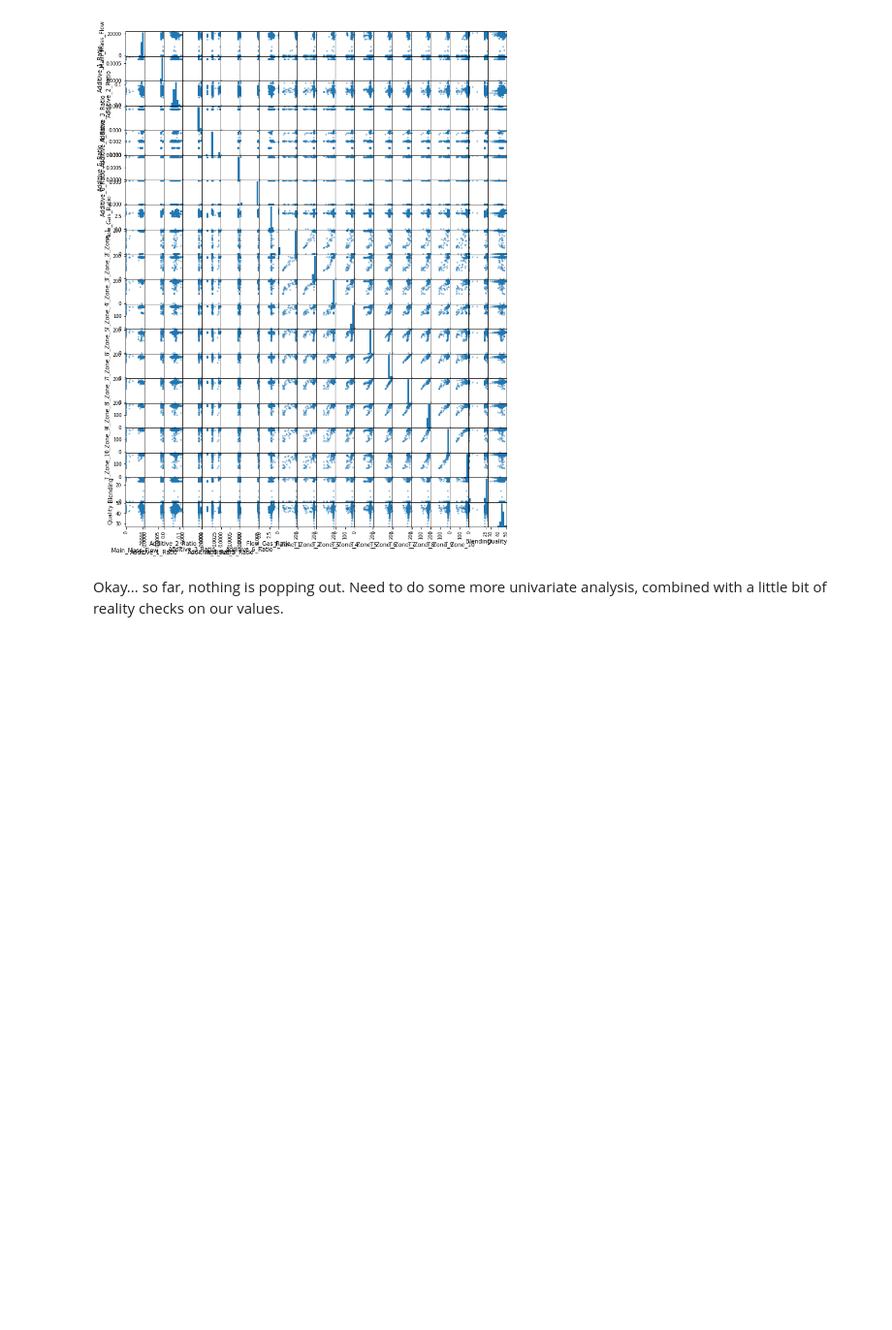
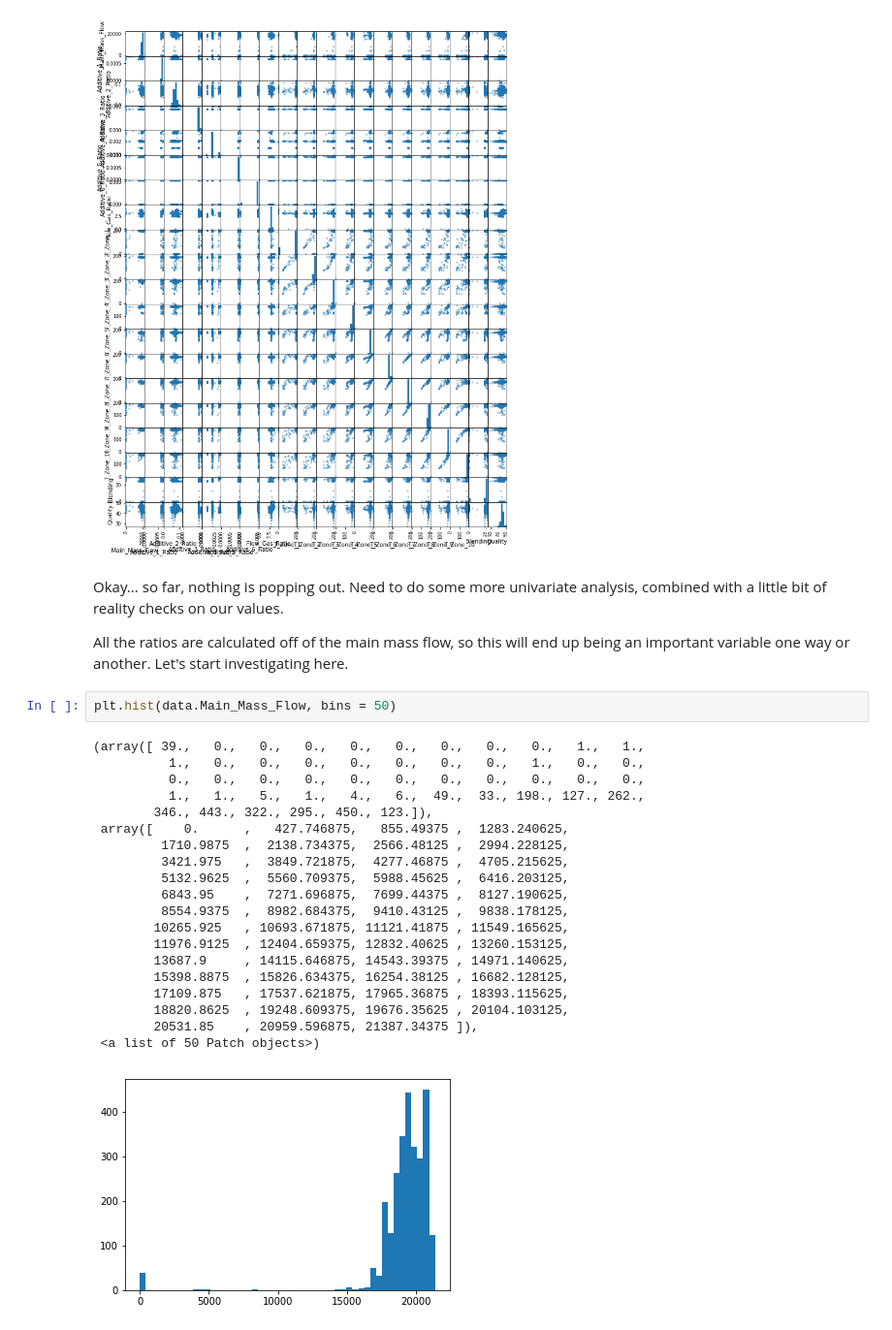
Before and after one commit to boudrejp/w207_supplemental, a Jupyter notebook: final/John Exploratory.ipynb, the cells around one changed output. Shown at 97% size. Drawn from its saved outputs; the diff is of its cells as text; blank space fills up the shorter version.

Commit message:
histograms of main process settings

```diff
--- a/final/John Exploratory.ipynb
+++ b/final/John Exploratory.ipynb
@@ -75,3 +75,28 @@ grr = pd.plotting.scatter_matrix(data, figsize = (12,16))
 [figure]
 # %% [markdown]
 Okay... so far, nothing is popping out. Need to do some more univariate analysis, combined with a little bit of reality checks on our values.
+
+All the ratios are calculated off of the main mass flow, so this will end up being an important variable one way or another. Let's start investigating here.
+# %%
+plt.hist(data.Main_Mass_Flow, bins = 50)
+# %% [output]
+(array([ 39.,   0.,   0.,   0.,   0.,   0.,   0.,   0.,   0.,   1.,   1.,
+          1.,   0.,   0.,   0.,   0.,   0.,   0.,   0.,   1.,   0.,   0.,
+          0.,   0.,   0.,   0.,   0.,   0.,   0.,   0.,   0.,   0.,   0.,
+          1.,   1.,   5.,   1.,   4.,   6.,  49.,  33., 198., 127., 262.,
+        346., 443., 322., 295., 450., 123.]),
+ array([    0.      ,   427.746875,   855.49375 ,  1283.240625,
+         1710.9875  ,  2138.734375,  2566.48125 ,  2994.228125,
+         3421.975   ,  3849.721875,  4277.46875 ,  4705.215625,
+         5132.9625  ,  5560.709375,  5988.45625 ,  6416.203125,
+         6843.95    ,  7271.696875,  7699.44375 ,  8127.190625,
+         8554.9375  ,  8982.684375,  9410.43125 ,  9838.178125,
+        10265.925   , 10693.671875, 11121.41875 , 11549.165625,
+        11976.9125  , 12404.659375, 12832.40625 , 13260.153125,
+        13687.9     , 14115.646875, 14543.39375 , 14971.140625,
+        15398.8875  , 15826.634375, 16254.38125 , 16682.128125,
+        17109.875   , 17537.621875, 17965.36875 , 18393.115625,
+        18820.8625  , 19248.609375, 19676.35625 , 20104.103125,
+        20531.85    , 20959.596875, 21387.34375 ]),
+ <a list of 50 Patch objects>)
+[figure, added]
```
Also changed, not shown: parts of 5 cells of this notebook.
